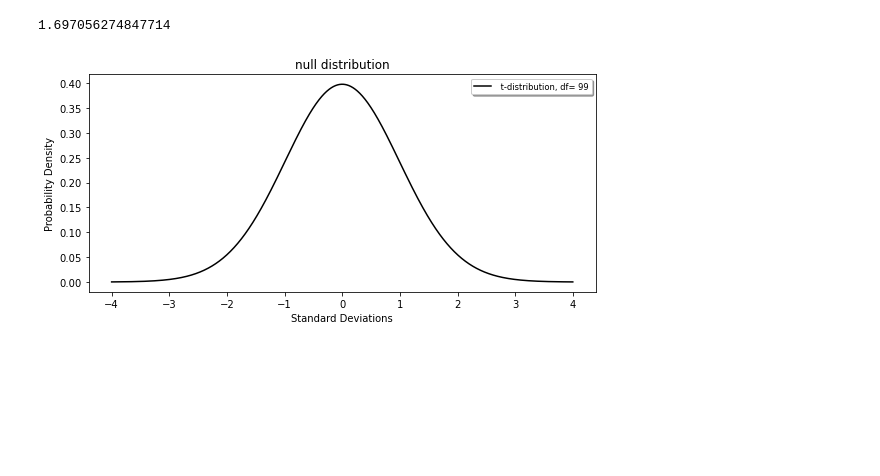
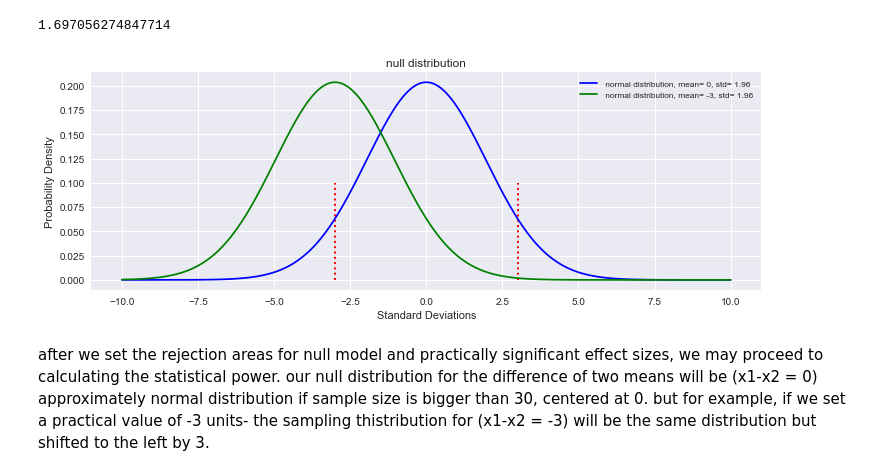
Before and after one commit to mseyhan/statistical-learning, a Jupyter notebook: chapter7_4.ipynb, the cells around one changed output. Cells and saved outputs as stored; diff of their text form; code cells hidden in the pictures; blank space fills up the shorter version.

```diff
--- a/chapter7_4.ipynb
+++ b/chapter7_4.ipynb
@@ -41,15 +41,25 @@ HA: the new drug's performance differs from the standard medication (u_trtmnt -
 1.697056274847714
 # %%
 # viz
-dof = min(n) - 1
-fig = plt.figure(figsize=(20,4))
-x = np.linspace(-4, 4, 1500)
-ax = fig.add_subplot(1,2,1)
-y = stats.t.pdf(x, dof)
-ax.plot(x, y, color='black',label=f' t-distribution, df= {dof}'.format(df=dof))
+mean_null = 0
+mean_practical = -3
+std = z95
+
+fig = plt.figure(figsize=(12,4))
+x = np.linspace(-10, 10, 1500)
+ax = fig.add_subplot(1,1,1)
+y = stats.norm(mean_null, std_null).pdf(x)
+z = stats.norm(mean_null, std_null).pdf(x)
+ax.plot(x, y, color='blue',label=f' normal distribution, mean= {mean_null}, std= {std}'.format(mean=mean_null,df=dof))
+
+y = stats.norm(mean_practical, std).pdf(x)
+ax.plot(x, y, color='green',label=f' normal distribution, mean= {mean_practical}, std= {std}'.format(mean=mean,df=dof))
 ax.set_ylabel('Probability Density')
 ax.set_xlabel('Standard Deviations')
 ax.set_title('null distribution')
+ax.vlines(x=[-3,3], ymin=0, ymax=0.1, colors='red', lw=2,linestyles="dotted")
 legend = ax.legend(shadow=True,fontsize='small')
 # %% [output]
-[figure, old version]
+[figure, new version]
+# %% [markdown]
+after we set the rejection areas for null model and practically significant effect sizes, we may proceed to calculating the statistical power. our null distribution for the difference of two means will be (x1-x2 = 0) approximately normal distribution if sample size is bigger than 30, centered at 0. but for example, if we set a practical value of -3 units- the sampling thistribution for (x1-x2 = -3) will be the same distribution but shifted to the left by 3.
```
